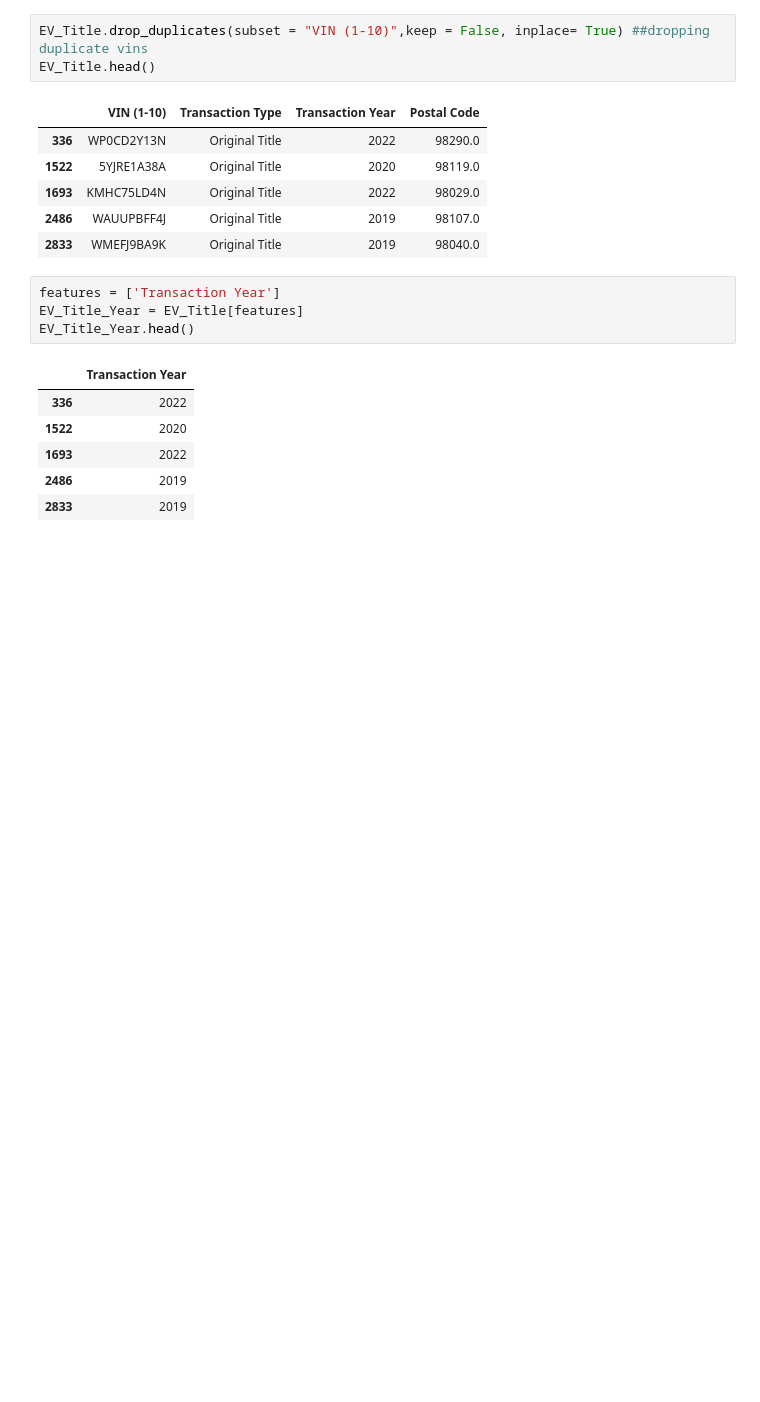
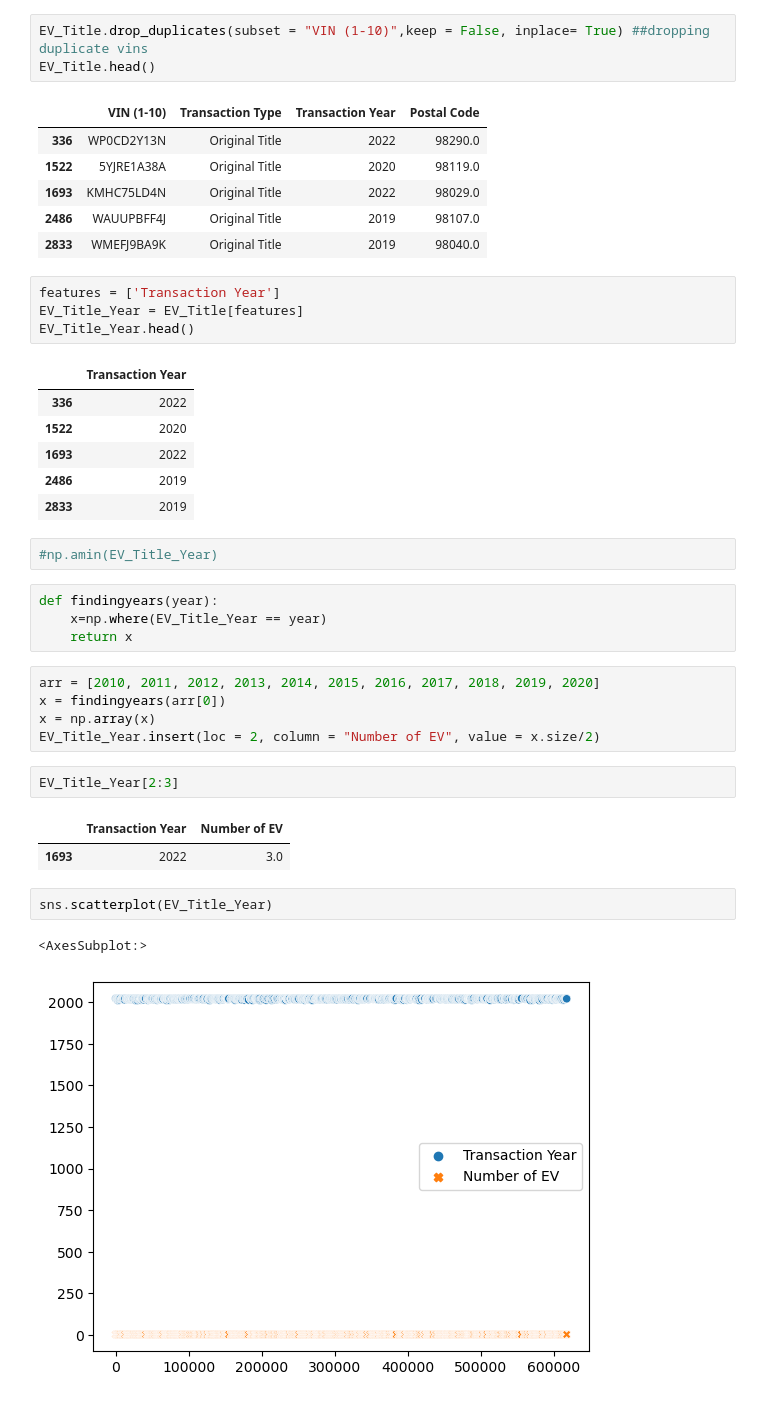
Before and after one commit to DavidN0809/ECGR-4105, a Jupyter notebook: Final Project/EV_Title.ipynb, the cells around one changed output. Saved outputs shown, nothing was run; the diff lists cells and outputs as text; blank space fills up the shorter version.

```diff
--- a/Final Project/EV_Title.ipynb
+++ b/Final Project/EV_Title.ipynb
@@ -66,3 +72,24 @@ EV_Title_Year.head()
 | 1693 | 2022 |
 | 2486 | 2019 |
 | 2833 | 2019 |
+# %%
+#np.amin(EV_Title_Year)
+# %%
+def findingyears(year):
+    x=np.where(EV_Title_Year == year)
+    return x
+# %%
+arr = [2010, 2011, 2012, 2013, 2014, 2015, 2016, 2017, 2018, 2019, 2020]
+x = findingyears(arr[0])
+x = np.array(x)
+EV_Title_Year.insert(loc = 2, column = "Number of EV", value = x.size/2)
+# %%
+EV_Title_Year[2:3]
+# %% [output]
+|  | Transaction Year | Number of EV |
+| 1693 | 2022 | 3.0 |
+# %%
+sns.scatterplot(EV_Title_Year)
+# %% [output]
+<AxesSubplot:>
+[figure, added]
```
Also changed, not shown: parts of 1 cell of this notebook.
